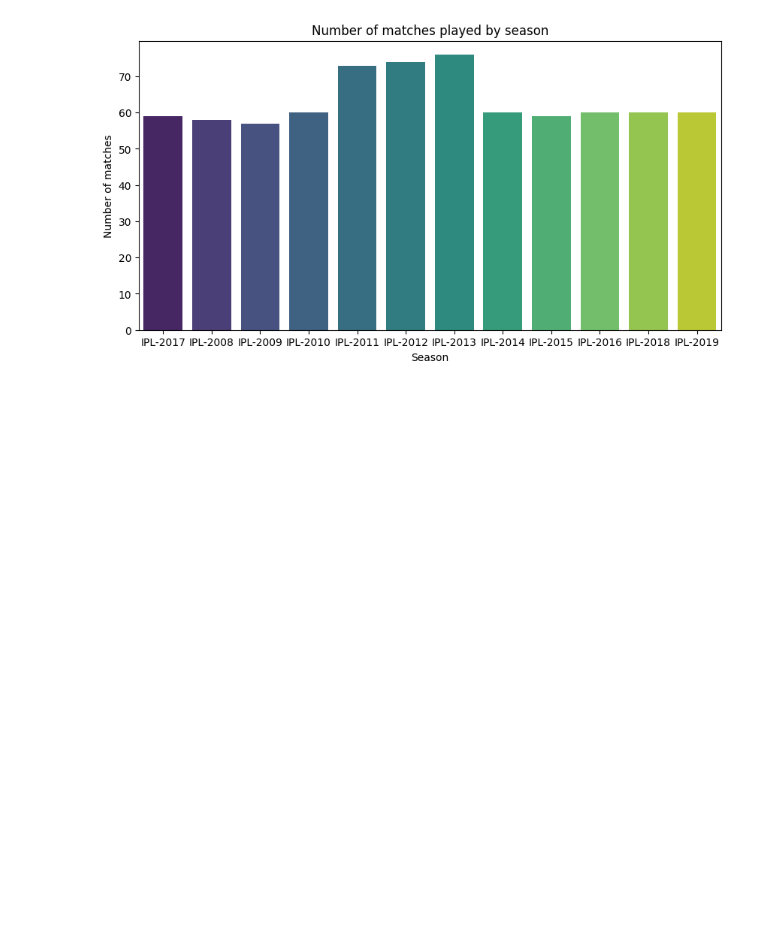
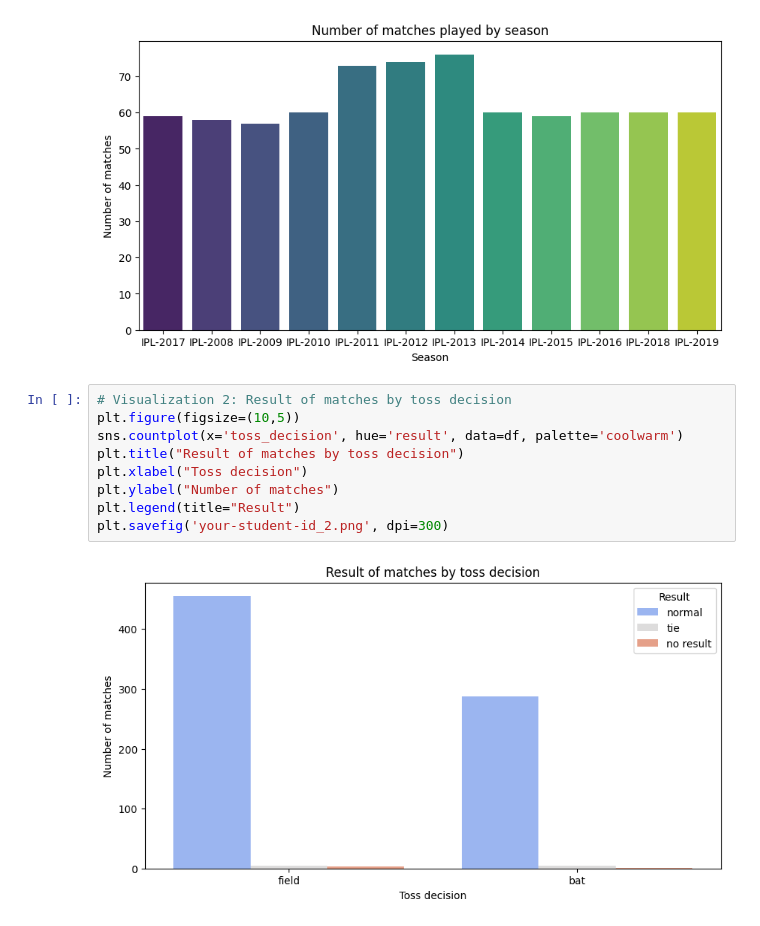
Before and after one commit to puneethegde72/Dashboard-and-infographic-creation, a Jupyter notebook: Infographics and dashbord Project.ipynb, the cells around one changed output. Cells and saved outputs as stored; diff of their text form; blank space fills up the shorter version.

```diff
--- a/Infographics and dashbord Project.ipynb
+++ b/Infographics and dashbord Project.ipynb
@@ -28,3 +28,14 @@ plt.ylabel("Number of matches")
 plt.savefig('your-student-id_1.png', dpi=300)
 # %% [output]
 [figure]
+# %%
+# Visualization 2: Result of matches by toss decision
+plt.figure(figsize=(10,5))
+sns.countplot(x='toss_decision', hue='result', data=df, palette='coolwarm')
+plt.title("Result of matches by toss decision")
+plt.xlabel("Toss decision")
+plt.ylabel("Number of matches")
+plt.legend(title="Result")
+plt.savefig('your-student-id_2.png', dpi=300)
+# %% [output]
+[figure, added]
```
